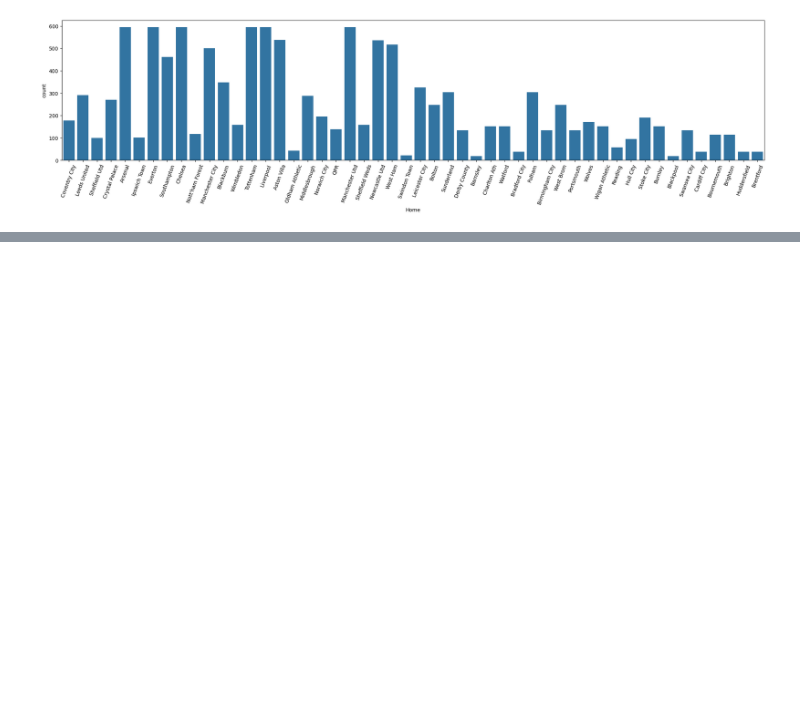
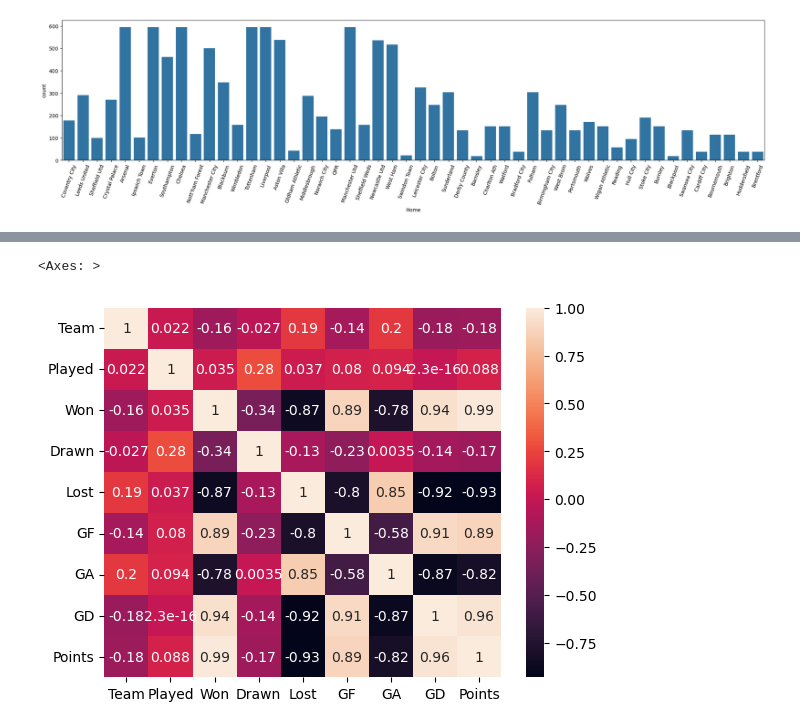
Before and after one commit to ssowrira/epl-data-analysis, a Jupyter notebook: epl.ipynb, the cells around one changed output, grey strips where cells are left out. Cells and saved outputs as stored; diff of their text form; code cells hidden in the pictures; blank space fills up the shorter version.

```diff
--- a/epl.ipynb
+++ b/epl.ipynb
@@ -180,0 +402,12 @@ data.head(5)
+# %%
+# concat tables from 93 to 23
+
+tables = []
+
+for year in range(1993,2024):
+    t = processing.getTable(year)
+
+    tables.append(t)
+
+combined_df = pd.concat(tables, ignore_index=True)
+combined_df
@@ -180,0 +428,6 @@ data.head(5)
+# %%
+from sklearn.preprocessing import LabelEncoder
+le = LabelEncoder()
+# %%
+combined_df['Team'] = le.fit_transform(combined_df['Team'])
+combined_df
@@ -180,0 +448,5 @@ data.head(5)
+# %%
+sns.heatmap(combined_df.corr(),annot=True)
+# %% [output]
+<Axes: >
+[figure, added]
```
Also changed, not shown: parts of 47 cells of this notebook.
